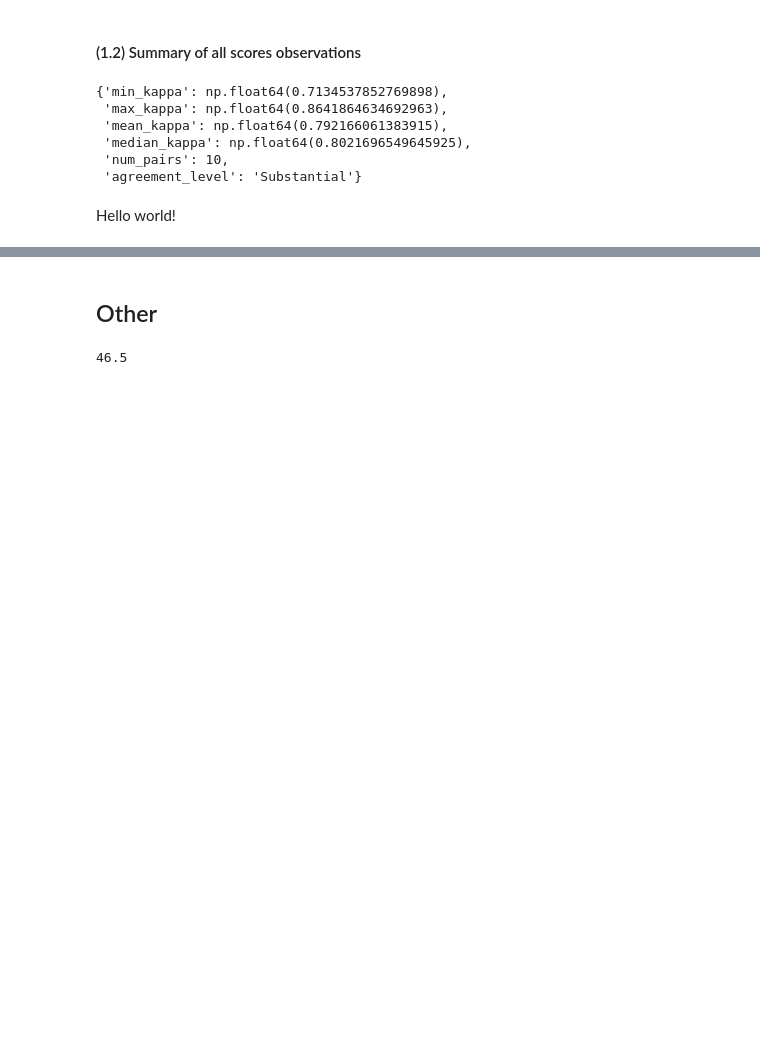
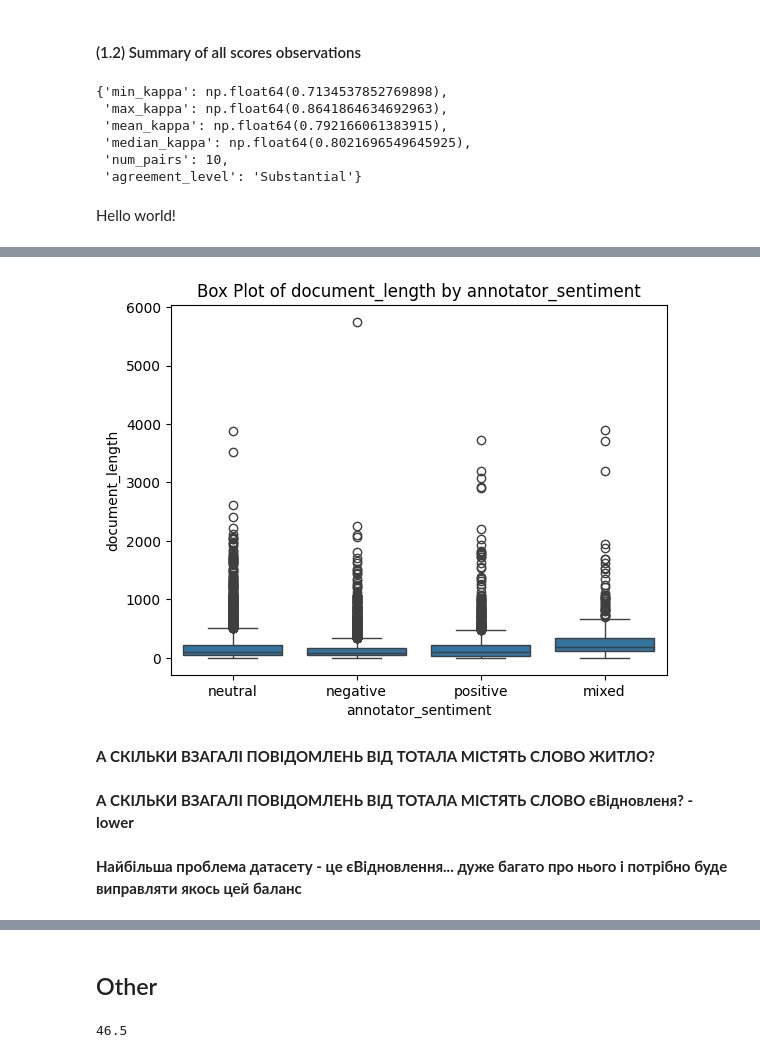
Before and after one commit to ShynkarovUCU/UASocialSentiment, a Jupyter notebook: Final dataset preparation.ipynb, the cells around one changed output, grey strips where cells are left out. Drawn from its saved outputs; the diff is of its cells as text; code cells hidden in the pictures; blank space fills up the shorter version.

```diff
--- a/Final dataset preparation.ipynb
+++ b/Final dataset preparation.ipynb
@@ -274,0 +1001,4 @@ Hello world!
+# %%
+df.loc[yakaboo_mask, 'document_content'] = df.loc[yakaboo_mask, 'document_content'].str.replace('Yakaboo', 'магазину')
+# %%
+df.loc[yakaboo_mask, 'document_content'] = df.loc[yakaboo_mask, 'document_content'].str.replace('yakaboo', 'магазину')
@@ -274,0 +1029,2 @@ Hello world!
+# %%
+df.reset_index(inplace=True, drop=True)
@@ -274,0 +1068,2 @@ Hello world!
+# %%
+df['document_length'] = df['document_content'].apply(len)
@@ -274,0 +1082,10 @@ Hello world!
+# %%
+create_boxplot(df, 'document_length', 'annotator_sentiment')
+# %% [output]
+[figure, added]
+# %% [markdown]
+**А СКІЛЬКИ ВЗАГАЛІ ПОВІДОМЛЕНЬ ВІД ТОТАЛА МІСТЯТЬ СЛОВО ЖИТЛО?**
+# %% [markdown]
+**А СКІЛЬКИ ВЗАГАЛІ ПОВІДОМЛЕНЬ ВІД ТОТАЛА МІСТЯТЬ СЛОВО єВідновленя? - lower**
+# %% [markdown]
+**Найбільша проблема датасету - це єВідновлення... дуже багато про нього і потрібно буде виправляти якось цей баланс**
```
Also changed, not shown: parts of 137 cells of this notebook, 4 other files.
